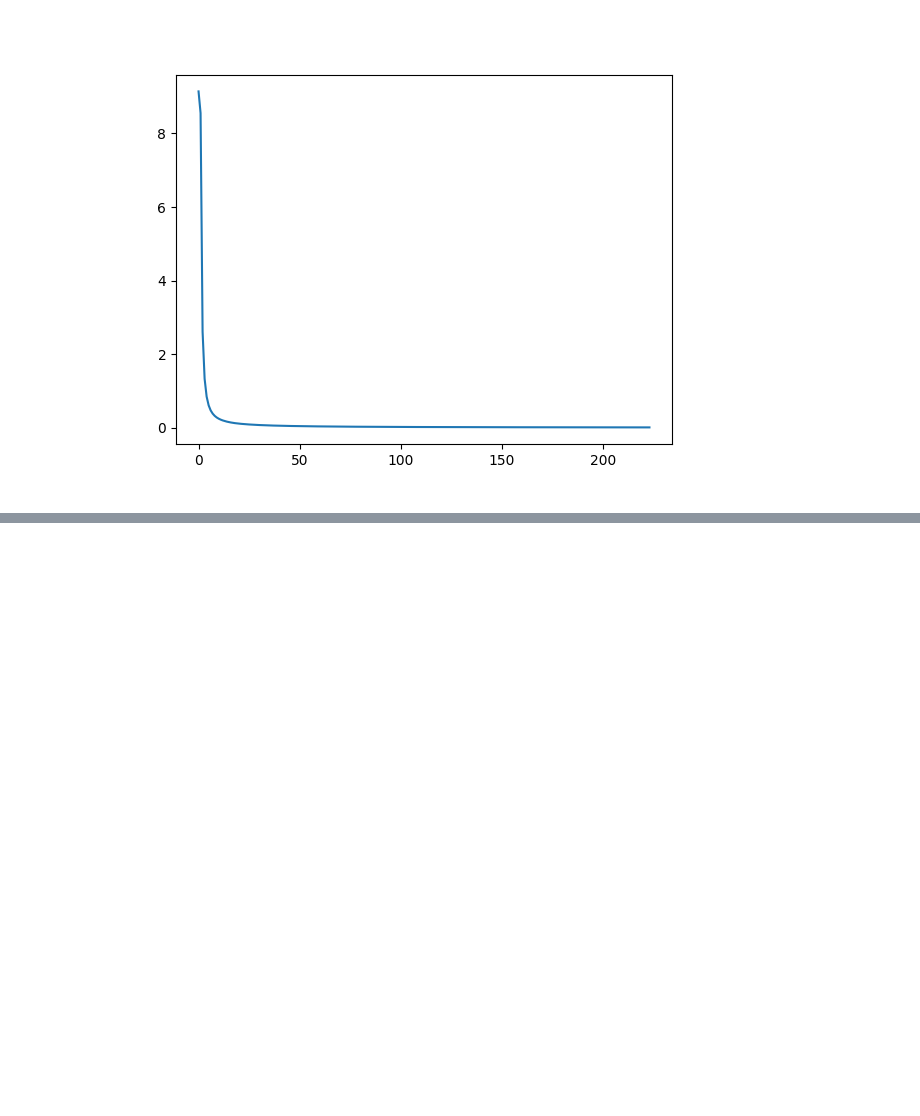
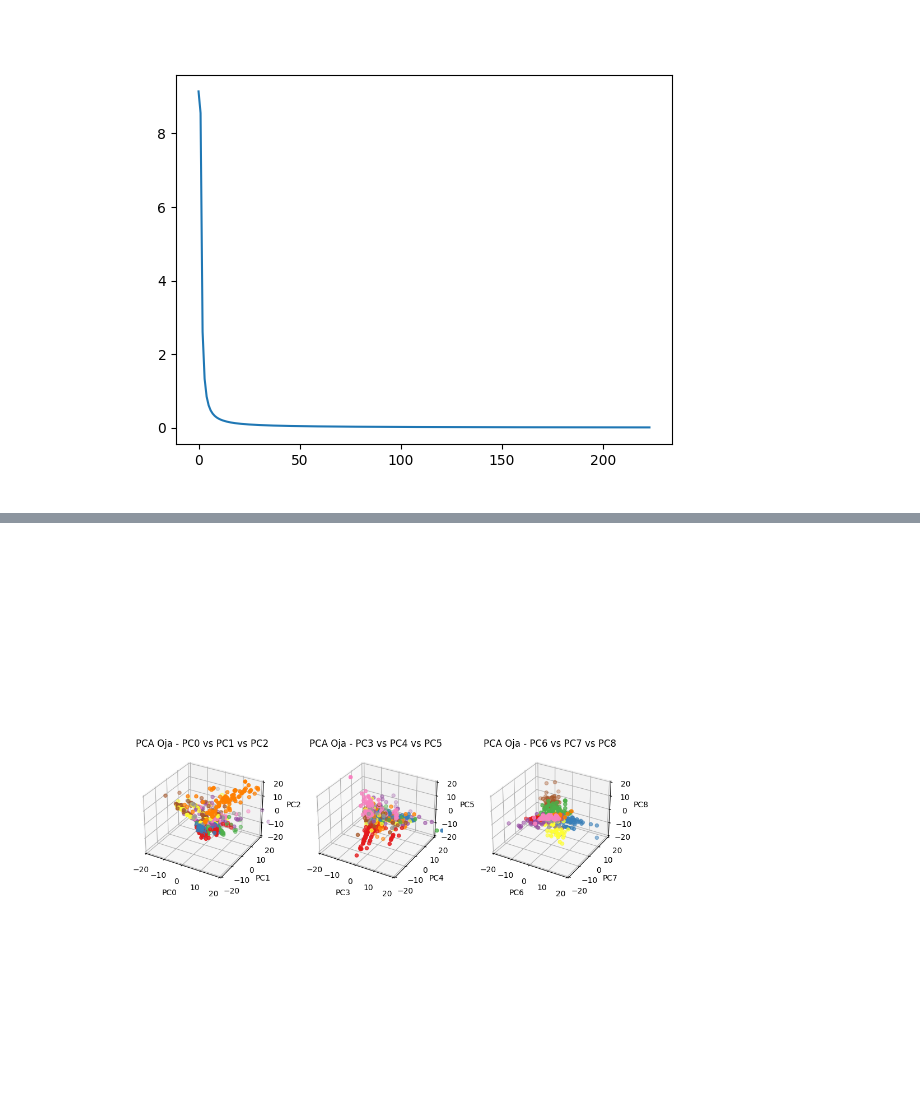
Before and after one commit to sgoldberg27/redes_neuronales-1C2023, a Jupyter notebook: TP2/tp2.ipynb, the cells around one changed output, grey strips where cells are left out. Cells and saved outputs as stored; diff of their text form; code cells hidden in the pictures; blank space fills up the shorter version.

```diff
--- a/TP2/tp2.ipynb
+++ b/TP2/tp2.ipynb
@@ -161,2 +170,6 @@ KeyboardInterrupt:
 # %%
 Y_sanger = np.dot(X, W_sanger)
+# %%
+graphic_representation(Y_sanger)
+# %% [output]
+[figure, added]
```
Also changed, not shown: parts of 2 cells of this notebook.
